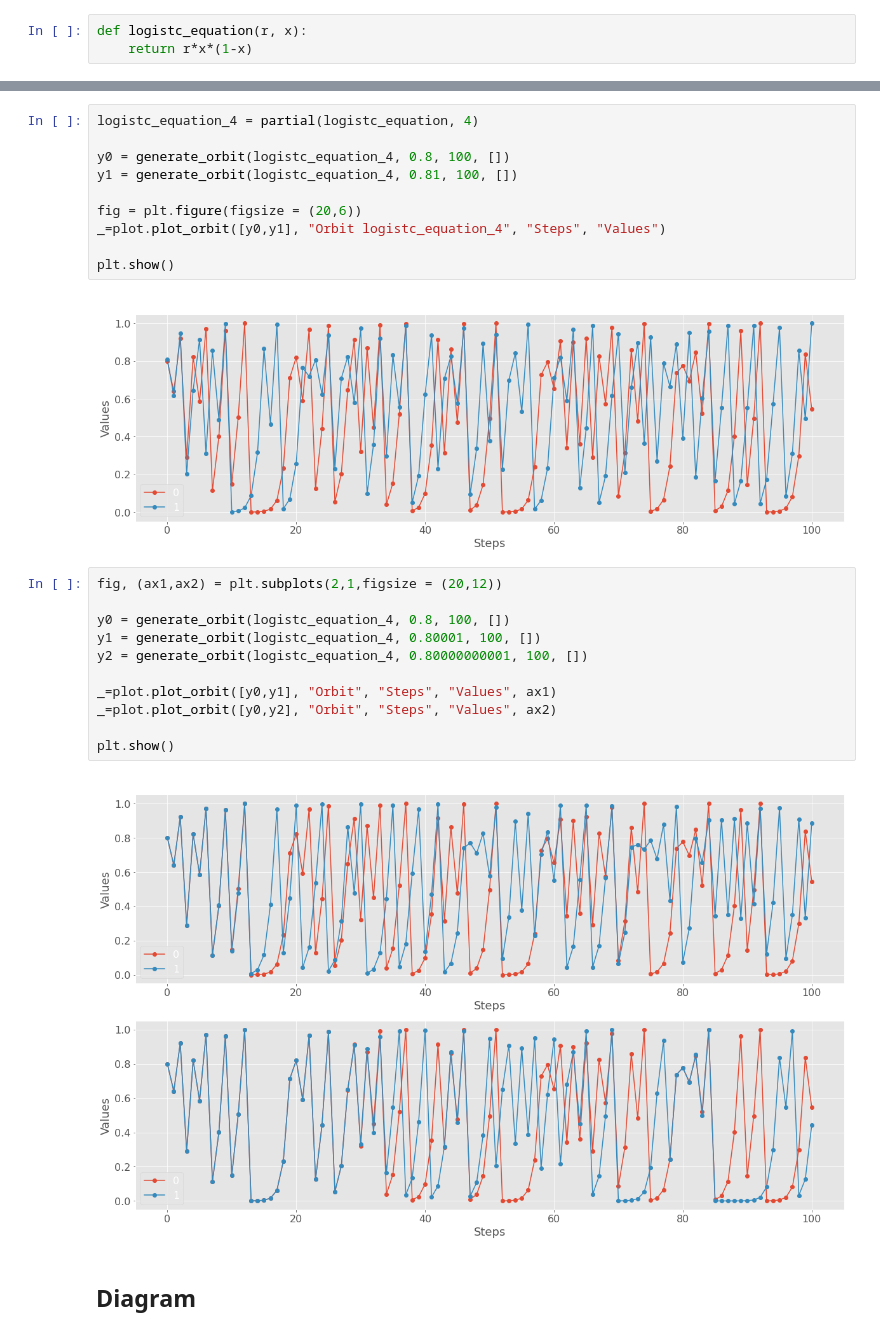
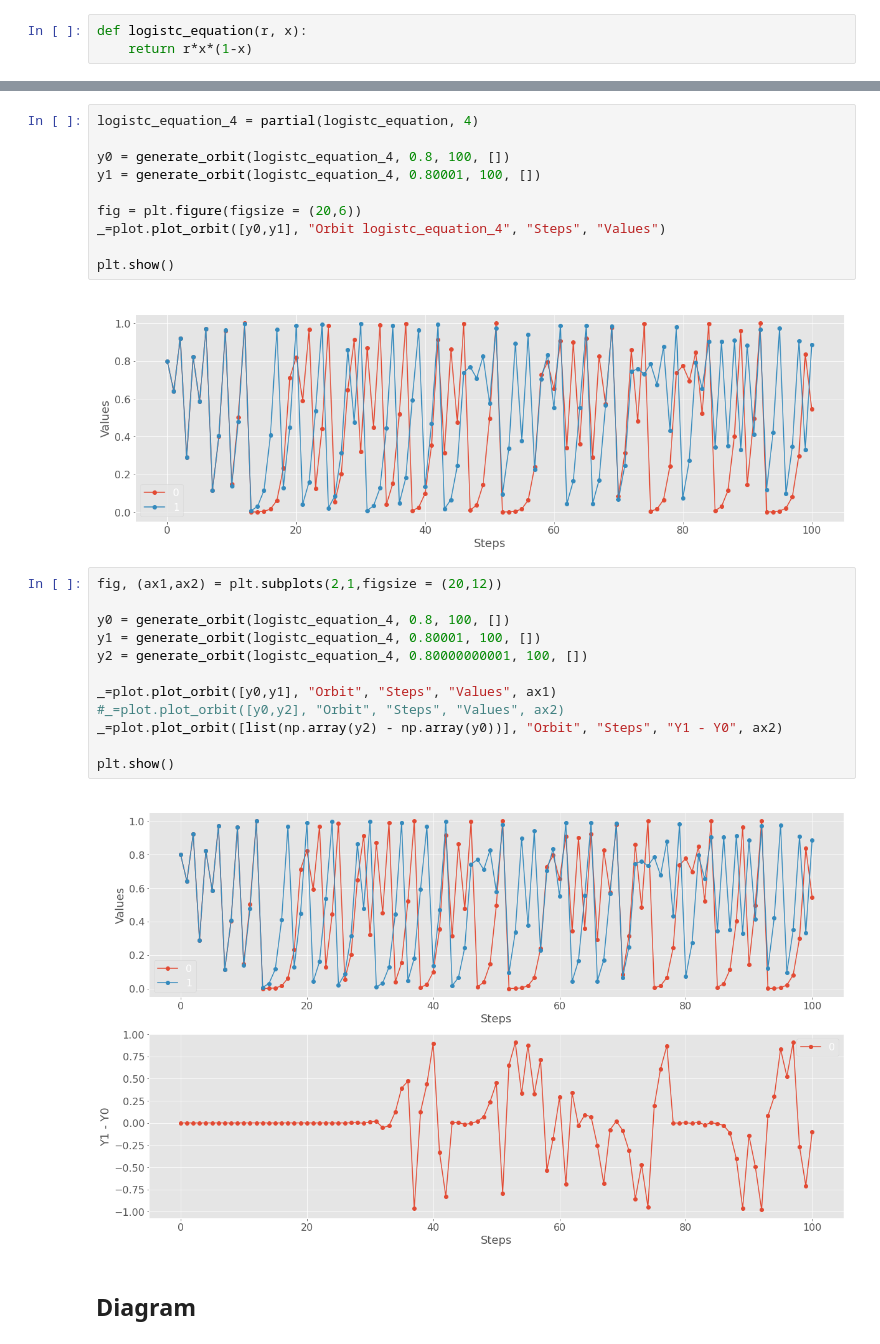
Before and after one commit to rocabrera/caos-fractals, a Jupyter notebook: caos_introduction.ipynb, the cells around one changed output, grey strips where cells are left out. Saved outputs shown, nothing was run; the diff lists cells and outputs as text.

```diff
--- a/caos_introduction.ipynb
+++ b/caos_introduction.ipynb
@@ -214,27 +225,28 @@ def logistc_equation(r, x):
 logistc_equation_4 = partial(logistc_equation, 4)
 
 y0 = generate_orbit(logistc_equation_4, 0.8, 100, [])
-y1 = generate_orbit(logistc_equation_4, 0.81, 100, [])
+y1 = generate_orbit(logistc_equation_4, 0.80001, 100, [])
 
 fig = plt.figure(figsize = (20,6))
 _=plot.plot_orbit([y0,y1], "Orbit logistc_equation_4", "Steps", "Values")
 
 plt.show()
 # %% [output]
-[figure, old version]
+[figure, new version]
 # %%
 fig, (ax1,ax2) = plt.subplots(2,1,figsize = (20,12))
 
 y0 = generate_orbit(logistc_equation_4, 0.8, 100, [])
 y1 = generate_orbit(logistc_equation_4, 0.80001, 100, [])
 y2 = generate_orbit(logistc_equation_4, 0.80000000001, 100, [])
 
 _=plot.plot_orbit([y0,y1], "Orbit", "Steps", "Values", ax1)
-_=plot.plot_orbit([y0,y2], "Orbit", "Steps", "Values", ax2)
+#_=plot.plot_orbit([y0,y2], "Orbit", "Steps", "Values", ax2)
+_=plot.plot_orbit([list(np.array(y2) - np.array(y0))], "Orbit", "Steps", "Y1 - Y0", ax2)
 
 plt.show()
 # %% [output]
-[figure, old version]
+[figure, new version]
 # %% [markdown]
 ## Diagram
 # %%
```
Also changed, not shown: parts of 4 cells of this notebook.
